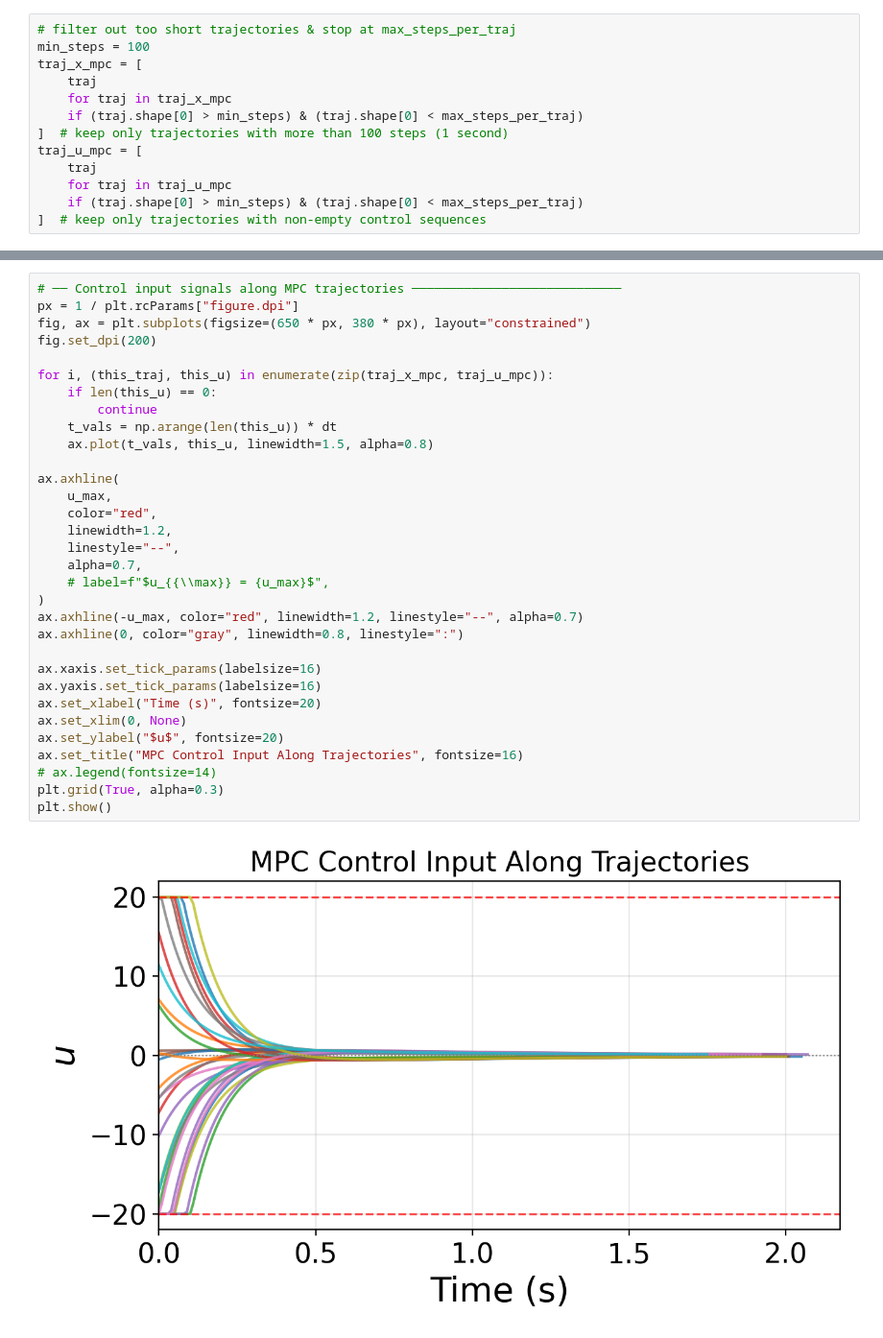
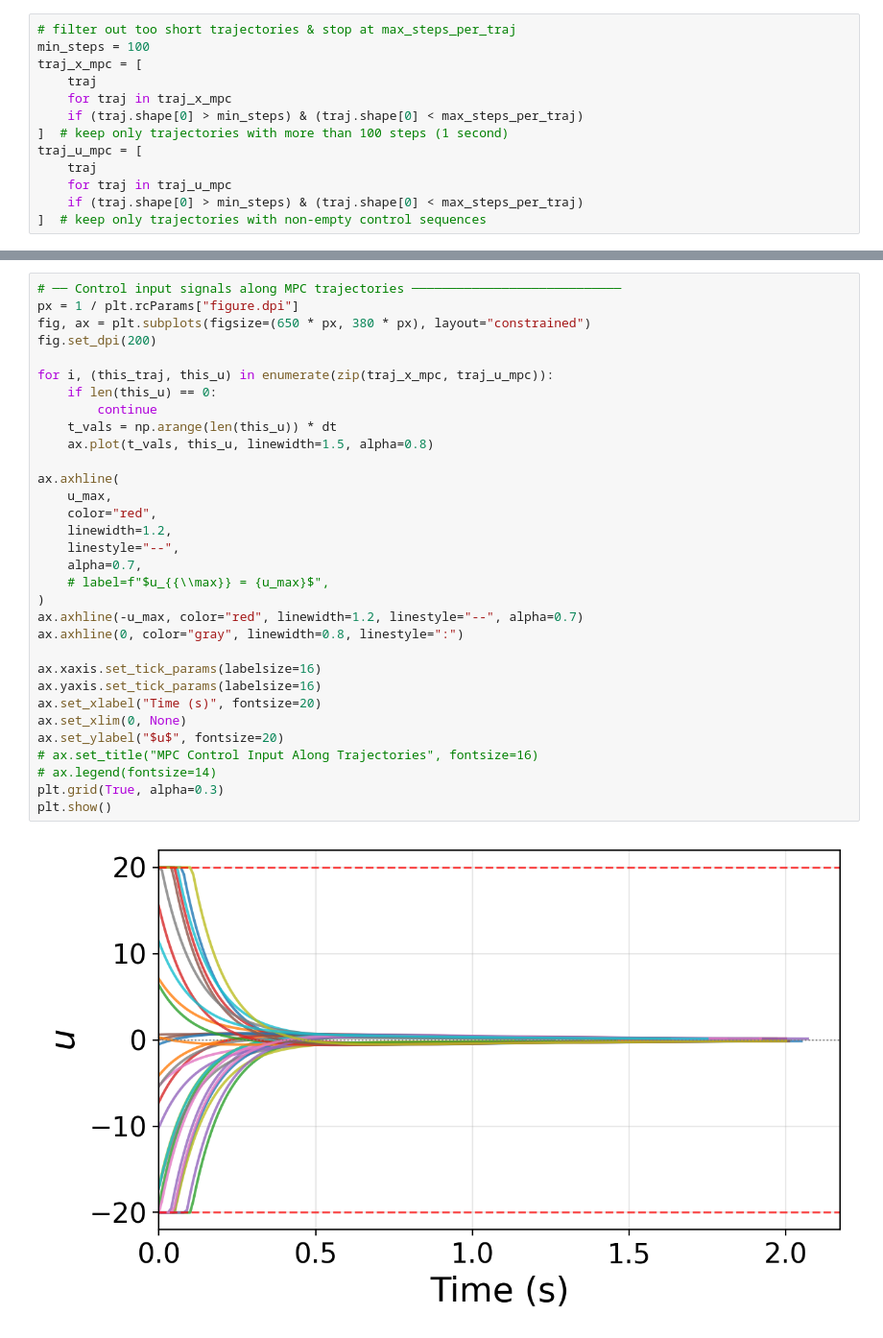
Before and after one commit to Aalto-Nonlinear-Systems-and-Control/reach_avoid_backstepping_MPC, a Jupyter notebook: example_01_mpc.ipynb, the cells around one changed output, grey strips where cells are left out. Shown at 96% size. Cells and saved outputs as stored; diff of their text form.

```diff
--- a/example_01_mpc.ipynb
+++ b/example_01_mpc.ipynb
@@ -422,32 +422,32 @@ plt.show()
 px = 1 / plt.rcParams["figure.dpi"]
 fig, ax = plt.subplots(figsize=(650 * px, 380 * px), layout="constrained")
 fig.set_dpi(200)
 
 for i, (this_traj, this_u) in enumerate(zip(traj_x_mpc, traj_u_mpc)):
     if len(this_u) == 0:
         continue
     t_vals = np.arange(len(this_u)) * dt
     ax.plot(t_vals, this_u, linewidth=1.5, alpha=0.8)
 
 ax.axhline(
     u_max,
     color="red",
     linewidth=1.2,
     linestyle="--",
     alpha=0.7,
     # label=f"$u_{{\\max}} = {u_max}$",
 )
 ax.axhline(-u_max, color="red", linewidth=1.2, linestyle="--", alpha=0.7)
 ax.axhline(0, color="gray", linewidth=0.8, linestyle=":")
 
 ax.xaxis.set_tick_params(labelsize=16)
 ax.yaxis.set_tick_params(labelsize=16)
 ax.set_xlabel("Time (s)", fontsize=20)
 ax.set_xlim(0, None)
 ax.set_ylabel("$u$", fontsize=20)
-ax.set_title("MPC Control Input Along Trajectories", fontsize=16)
+# ax.set_title("MPC Control Input Along Trajectories", fontsize=16)
 # ax.legend(fontsize=14)
 plt.grid(True, alpha=0.3)
 plt.show()
 # %% [output]
-[figure, old version]
+[figure, new version]
```
Also changed, not shown: parts of 1 cell of this notebook.
